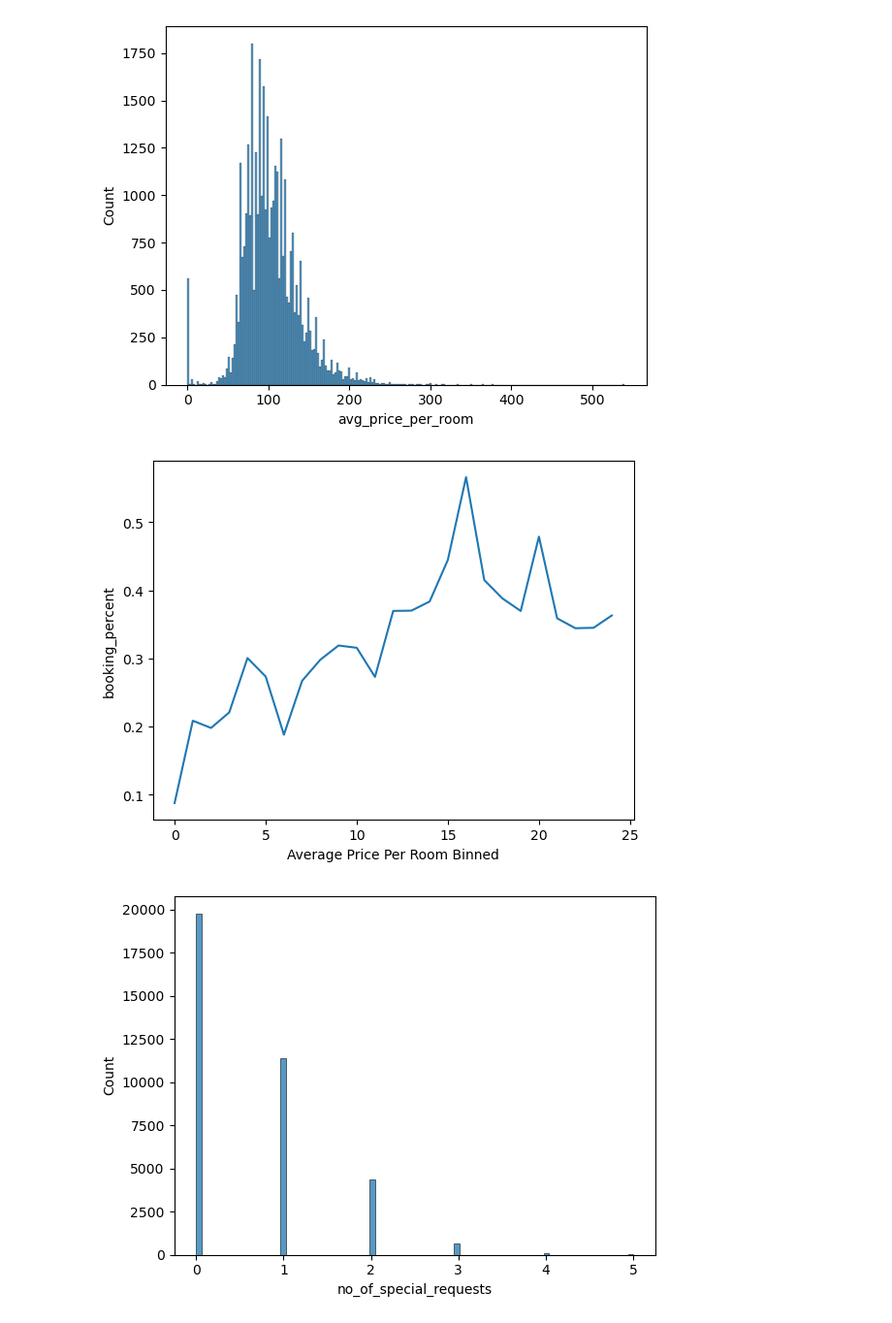
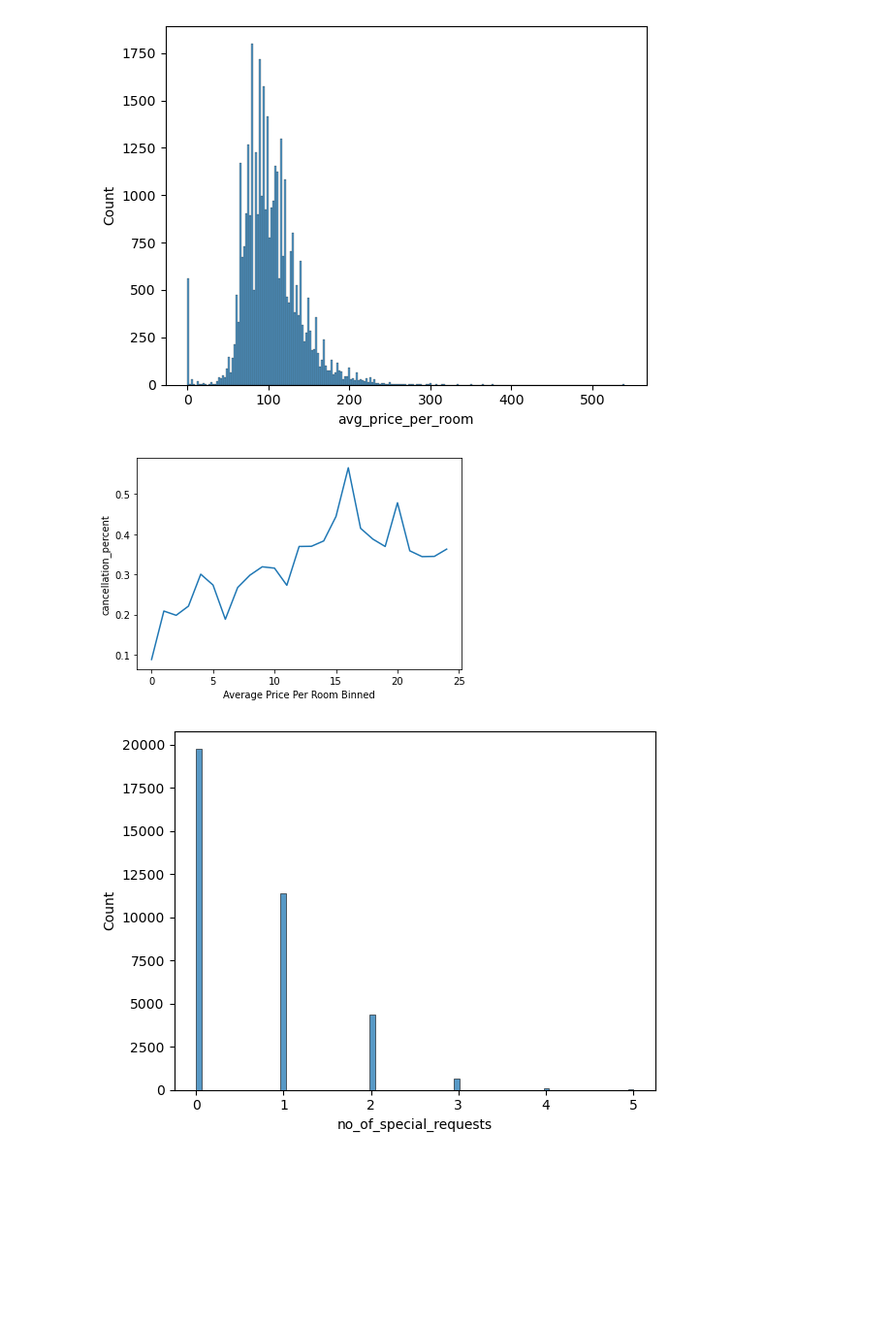
Before and after one commit to LinhNgaNguyen/STAT303-2-Project, a Jupyter notebook: Report/Project Code Anaconda.ipynb, the cells around one changed output. Shown at 97% size. Drawn from its saved outputs; the diff is of its cells as text; code cells hidden in the pictures; blank space fills up the shorter version.

```diff
--- a/Report/Project Code Anaconda.ipynb
+++ b/Report/Project Code Anaconda.ipynb
@@ -349,13 +349,13 @@ sns.histplot(df.avg_price_per_room);
 # %%
 # Average Price per room
 binned_price = pd.qcut(df['avg_price_per_room'],25,retbins=True)
 df['price_binned'] = binned_price[0]
 
-price_data = df.groupby('price_binned')['booking_status'].agg([('booking_percent','mean'),('nobs','count')]).reset_index(drop=False);
-sns.lineplot(x = price_data.index, y= price_data['booking_percent']);
+price_data = df.groupby('price_binned')['booking_status'].agg([('cancellation_percent','mean'),('nobs','count')]).reset_index(drop=False);
+sns.lineplot(x = price_data.index, y= price_data['cancellation_percent']);
 plt.xlabel('Average Price Per Room Binned');
 # %% [output]
-[figure, old version]
+[figure, new version]
 # %%
 # Number of Special Requests Distribution
 sns.histplot(df.no_of_special_requests);
```
Also changed, not shown: parts of 58 cells of this notebook, 1 other file.
